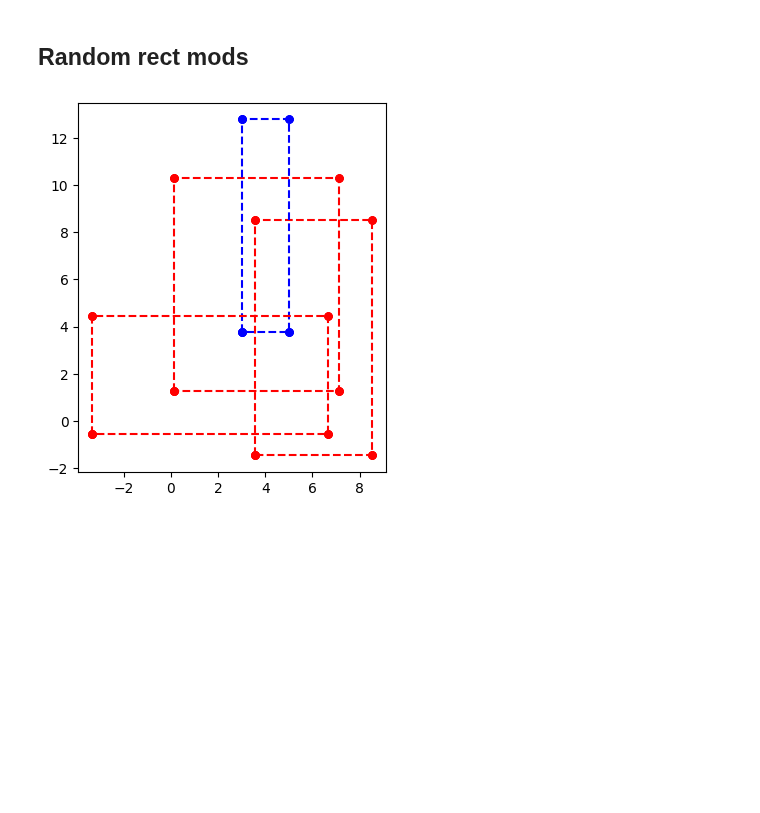
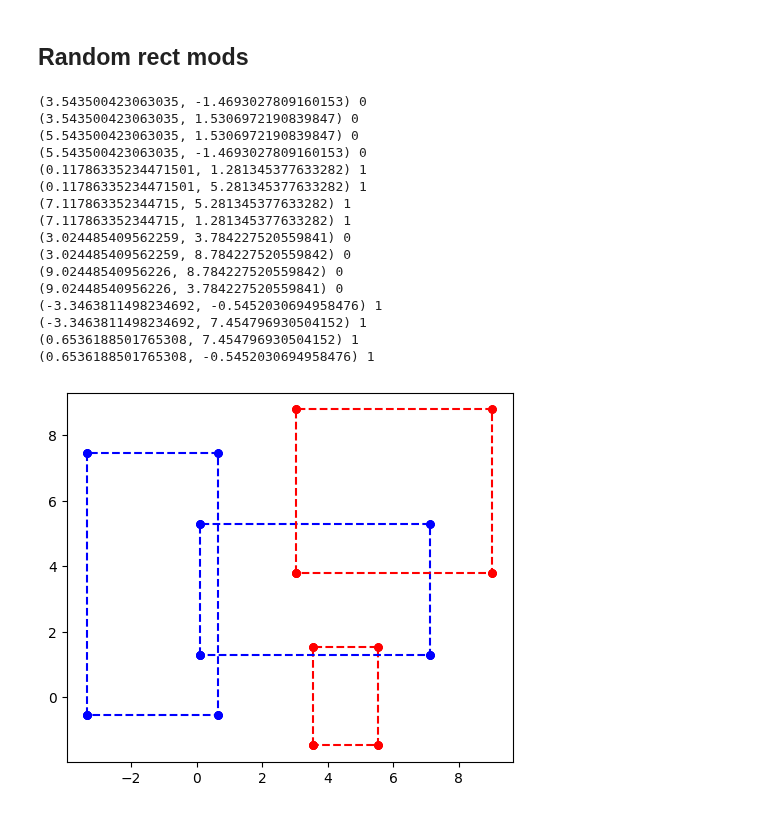
Before and after one commit to asilata/matching-distance-code, a Jupyter notebook: Notebooks/socg_examples.ipynb, the cells around one changed output. Saved outputs shown, nothing was run; the diff lists cells and outputs as text; code cells hidden in the pictures; blank space fills up the shorter version.

Commit message:
export random rects in crit val format

```diff
--- a/Notebooks/socg_examples.ipynb
+++ b/Notebooks/socg_examples.ipynb
@@ -73,8 +73,25 @@ plt.show()
 # %%
 poisson_intensity = 1.2
 seed = 2
-blueredseed = 3
 
-ex.make_rects(poisson_intensity, seed = seed, blueredseed = blueredseed)
+critpts = ex.make_rects(poisson_intensity, seed = seed)
+for c in critpts:
+    print(c.coords, c.parent_module)
 # %% [output]
+(3.543500423063035, -1.4693027809160153) 0
+(3.543500423063035, 1.5306972190839847) 0
+(5.543500423063035, 1.5306972190839847) 0
+(5.543500423063035, -1.4693027809160153) 0
+(0.11786335234471501, 1.281345377633282) 1
+(0.11786335234471501, 5.281345377633282) 1
+(7.117863352344715, 5.281345377633282) 1
+(7.117863352344715, 1.281345377633282) 1
+(3.024485409562259, 3.784227520559841) 0
+(3.024485409562259, 8.784227520559842) 0
+(9.02448540956226, 8.784227520559842) 0
+(9.02448540956226, 3.784227520559841) 0
+(-3.3463811498234692, -0.5452030694958476) 1
+(-3.3463811498234692, 7.454796930504152) 1
+(0.6536188501765308, 7.454796930504152) 1
+(0.6536188501765308, -0.5452030694958476) 1
-[figure, old version]
+[figure, new version]
```
Also changed, not shown: 1 other file.
